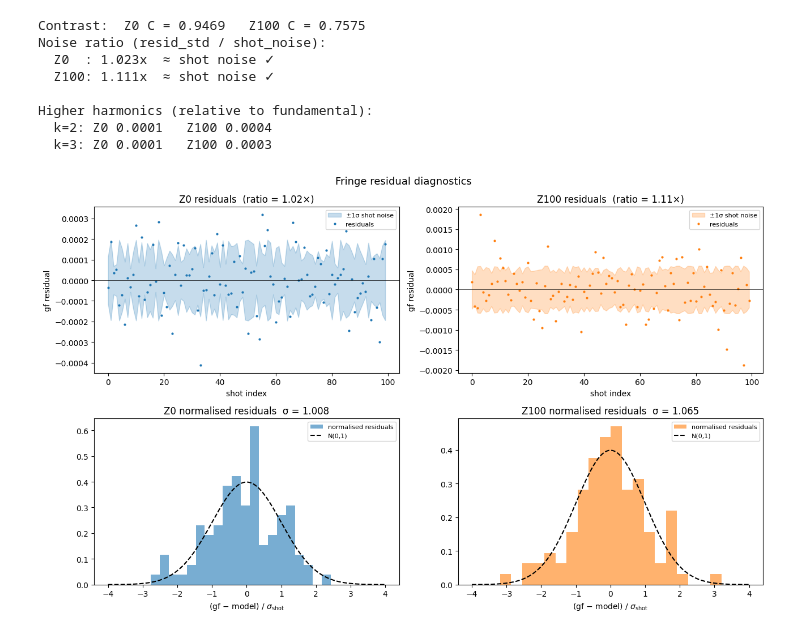
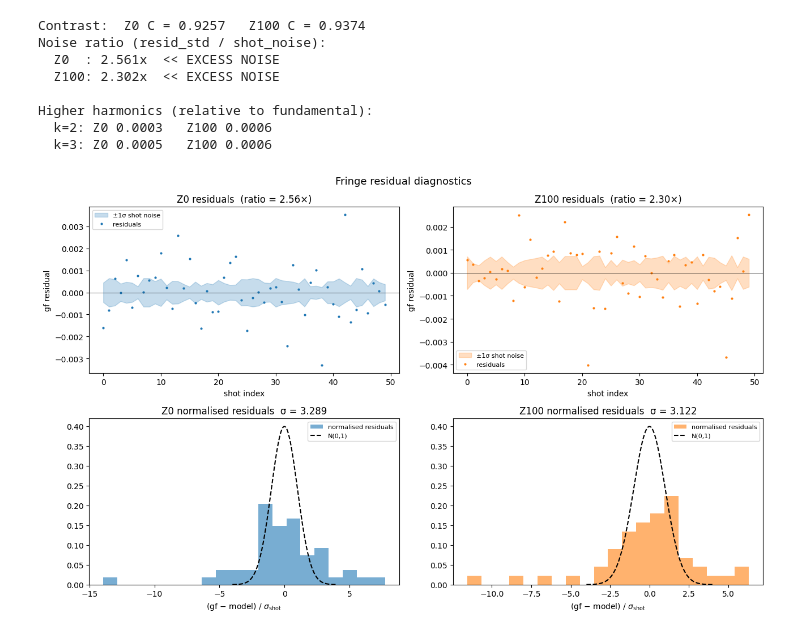
Before and after one commit to noammouelle/gaussian-wavefront-spatially-resolved-inference, a Jupyter notebook: notebooks/generated_data_inspection.ipynb, the cells around one changed output. Drawn from its saved outputs; the diff is of its cells as text; code cells hidden in the pictures.

```diff
--- a/notebooks/generated_data_inspection.ipynb
+++ b/notebooks/generated_data_inspection.ipynb
@@ -10,8 +18,15 @@ from helpers import ShotDataset, LazyShotDataset
 # %%
-Z0   = LazyShotDataset('../data/N100_A10000000_muXStd0.0um_muVxStd0.0um_sigX100um_sigVx309um_sigXStd0.0um_sigVxStd0.0um_phi0random_sig_A0.100_f0.3000/Z0/data_PROB.h5')
-Z100 = LazyShotDataset('../data/N100_A10000000_muXStd0.0um_muVxStd0.0um_sigX100um_sigVx309um_sigXStd0.0um_sigVxStd0.0um_phi0random_sig_A0.100_f0.3000/Z100/data_PROB.h5')
+Z0   = ImageShotDataset(os.path.join(DATA_DIR, RUN, 'Z0',   'data_IMG.h5'))
+Z100 = ImageShotDataset(os.path.join(DATA_DIR, RUN, 'Z100', 'data_IMG.h5'))
 
-print(f'{Z0.n_shots} shots,  {len(Z0[0])} atoms/shot')
+with h5py.File(Z0.path) as f:
+    signal_amp   = float(f.attrs['signal_amp'])
+    signal_freq  = float(f.attrs['signal_freq'])
+    signal_phase = float(f.attrs['signal_phase'])
+
+print(f'{Z0.n_shots} shots,  {Z0.n_atoms_launched:,} atoms launched/shot')
+print(f'Image: {Z0.res}×{Z0.res}  window ±{Z0.half_range*1e3:.0f}mm  pixel={Z0.pixel_size*1e6:.1f}µm')
 print(f'phi0 range: [{Z0.phi0.min():.2f}, {Z0.phi0.max():.2f}] rad')
-print(Z0[0].head())
+print(f'signal: amp={signal_amp:.3f} rad  freq={signal_freq:.4f} cyc/shot  phase={signal_phase:.3f} rad')
+print(f'Detection efficiency — Z0: {Z0.detection_efficiency():.3f}  Z100: {Z100.detection_efficiency():.3f}')
 # %% [output]
@@ -740,8 +759,8 @@ true_amp = 0.1
 #            and ~2.4x for Z100, so posteriors are ~8x too narrow.
 # ============================================================
 
-# phi0 values are stored in the LazyShotDataset (known in simulation).
-# Z0.phi0  = actual laser phase for Z0
+# phi0 values are stored in ImageShotDataset (known in simulation).
+# Z0.phi0   = actual laser phase for Z0
 # Z100.phi0 = phi0_laser + delta_phi  (signal already baked in)
 phi0_z0   = onp.asarray(Z0.phi0,   dtype=float)
 phi0_z100 = onp.asarray(Z100.phi0, dtype=float)
@@ -750,13 +769,11 @@ gf_z0   = n1 / N1
 gf_z100 = n2 / N2
 
 # ── Ordinary least-squares fringe fit: A + Cs·sin(φ) + Cc·cos(φ) ──────────
-# Using both sin and cos terms captures any fringe phase offset.
 def ols_fringe_fit(phi, gf):
     X = onp.column_stack([onp.ones(len(phi)), onp.sin(phi), onp.cos(phi)])
     w, _, _, _ = onp.linalg.lstsq(X, gf, rcond=None)
     pred  = X @ w
     resid = gf - pred
-    # effective contrast = 2 * sqrt(Cs^2 + Cc^2)
     C_eff = 2.0 * onp.sqrt(w[1]**2 + w[2]**2)
     A_eff = w[0]
     return pred, resid, A_eff, C_eff
@@ -764,11 +781,9 @@ def ols_fringe_fit(phi, gf):
 pred_z0,   resid_z0,   A_z0,   C_z0   = ols_fringe_fit(phi0_z0,   gf_z0)
 pred_z100, resid_z100, A_z100, C_z100 = ols_fringe_fit(phi0_z100, gf_z100)
 
-# ── Shot noise per shot: σ = sqrt(p·(1-p) / N) ────────────────────────────
 sigma_z0   = onp.sqrt(pred_z0   * (1 - pred_z0)   / N1)
 sigma_z100 = onp.sqrt(pred_z100 * (1 - pred_z100) / N2)
 
-# Normalised residuals: should be N(0,1) if noise is purely shot noise
 z_z0   = resid_z0   / sigma_z0
 z_z100 = resid_z100 / sigma_z100
 
@@ -780,8 +795,6 @@ print(f"Noise ratio (resid_std / shot_noise):")
 print(f"  Z0  : {ratio_z0:.3f}x  {'<< EXCESS NOISE' if ratio_z0 > 1.5 else '≈ shot noise ✓' if ratio_z0 < 1.2 else '~ marginal'}")
 print(f"  Z100: {ratio_z100:.3f}x  {'<< EXCESS NOISE' if ratio_z100 > 1.5 else '≈ shot noise ✓' if ratio_z100 < 1.2 else '~ marginal'}")
 
-# ── Higher harmonic check ──────────────────────────────────────────────────
-# Refit with 2nd and 3rd harmonics; amplitudes should be negligible.
 def harmonic_amplitudes(phi, resid, max_k=3):
     amps = []
     for k in range(2, max_k+1):
@@ -796,61 +809,52 @@ print(f"\nHigher harmonics (relative to fundamental):")
 for k, (a0, a100) in enumerate(zip(h_z0, h_z100), start=2):
     print(f"  k={k}: Z0 {a0/C_z0:.4f}   Z100 {a100/C_z100:.4f}")
 
-# ── Plot ────────────────────────────────────────────────────────────────────
 fig, axes = plt.subplots(2, 2, figsize=(13, 8))
 fig.suptitle("Fringe residual diagnostics", fontsize=13)
 
 shot_idx = onp.arange(len(n1))
 
-# Top-left: raw residuals with ±1σ shot-noise band
 ax = axes[0, 0]
 ax.fill_between(shot_idx, -sigma_z0, sigma_z0, alpha=0.25, color='C0', label='±1σ shot noise')
 ax.plot(shot_idx, resid_z0, '.', ms=4, color='C0', label='residuals')
 ax.axhline(0, color='k', lw=0.5)
 ax.set_title(f"Z0 residuals  (ratio = {ratio_z0:.2f}×)")
-ax.set_xlabel("shot index")
-ax.set_ylabel("gf residual")
-ax.legend(fontsize=8)
+ax.set_xlabel("shot index"); ax.set_ylabel("gf residual"); ax.legend(fontsize=8)
 
 ax = axes[0, 1]
 ax.fill_between(shot_idx, -sigma_z100, sigma_z100, alpha=0.25, color='C1', label='±1σ shot noise')
 ax.plot(shot_idx, resid_z100, '.', ms=4, color='C1', label='residuals')
 ax.axhline(0, color='k', lw=0.5)
 ax.set_title(f"Z100 residuals  (ratio = {ratio_z100:.2f}×)")
-ax.set_xlabel("shot index")
-ax.set_ylabel("gf residual")
-ax.legend(fontsize=8)
+ax.set_xlabel("shot index"); ax.set_ylabel("gf residual"); ax.legend(fontsize=8)
 
-# Bottom: normalised residuals histogram vs N(0,1)
 _xx = onp.linspace(-4, 4, 200)
 _gauss = onp.exp(-0.5*_xx**2) / onp.sqrt(2*onp.pi)
 
 ax = axes[1, 0]
 ax.hist(z_z0, bins=20, density=True, alpha=0.6, color='C0', label='normalised residuals')
 ax.plot(_xx, _gauss, 'k--', lw=1.5, label='N(0,1)')
 ax.set_title(f"Z0 normalised residuals  σ = {onp.std(z_z0):.3f}")
-ax.set_xlabel(r"(gf − model) / $\sigma_\mathrm{shot}$")
-ax.legend(fontsize=8)
+ax.set_xlabel(r"(gf − model) / $\sigma_\mathrm{shot}$"); ax.legend(fontsize=8)
 
 ax = axes[1, 1]
 ax.hist(z_z100, bins=20, density=True, alpha=0.6, color='C1', label='normalised residuals')
 ax.plot(_xx, _gauss, 'k--', lw=1.5, label='N(0,1)')
 ax.set_title(f"Z100 normalised residuals  σ = {onp.std(z_z100):.3f}")
-ax.set_xlabel(r"(gf − model) / $\sigma_\mathrm{shot}$")
-ax.legend(fontsize=8)
+ax.set_xlabel(r"(gf − model) / $\sigma_\mathrm{shot}$"); ax.legend(fontsize=8)
 
 plt.tight_layout()
 plt.show()
 # %% [output]
-Contrast:  Z0 C = 0.9469   Z100 C = 0.7575
+Contrast:  Z0 C = 0.9257   Z100 C = 0.9374
 Noise ratio (resid_std / shot_noise):
-  Z0  : 1.023x  ≈ shot noise ✓
-  Z100: 1.111x  ≈ shot noise ✓
+  Z0  : 2.561x  << EXCESS NOISE
+  Z100: 2.302x  << EXCESS NOISE
 
 Higher harmonics (relative to fundamental):
-  k=2: Z0 0.0001   Z100 0.0004
-  k=3: Z0 0.0001   Z100 0.0003
+  k=2: Z0 0.0003   Z100 0.0006
+  k=3: Z0 0.0005   Z100 0.0006
-[figure, old version]
+[figure, new version]
 # %%
 # ============================================================
 # GPU-aware full MLE + vectorized MCMC at best frequency
```
Also changed, not shown: parts of 13 cells of this notebook.
